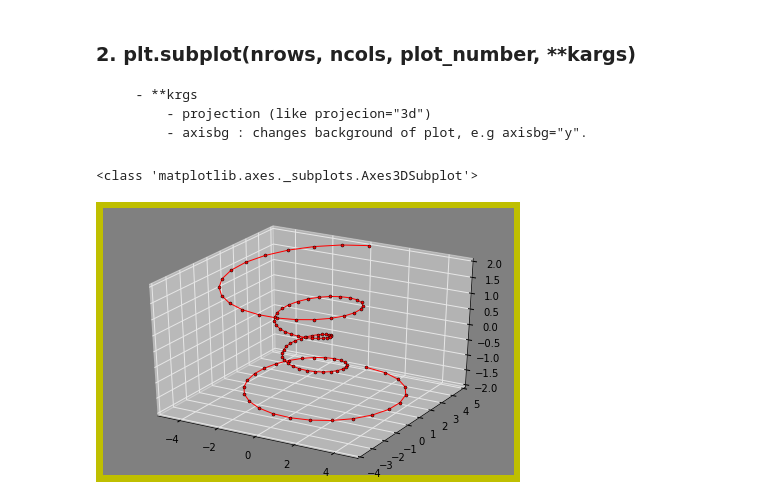
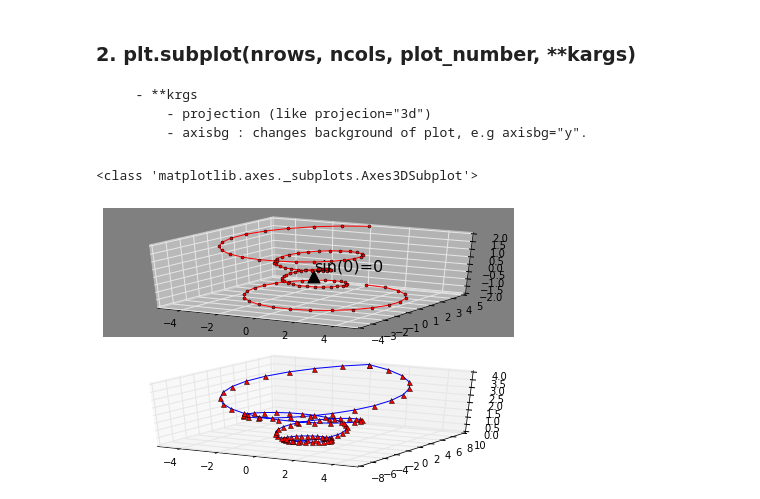
Before and after one commit to amitkvikram/python, a Jupyter notebook: matplotlib.ipynb, the cells around one changed output. Saved outputs shown, nothing was run; the diff lists cells and outputs as text; code cells hidden in the pictures.

```diff
--- a/matplotlib.ipynb
+++ b/matplotlib.ipynb
@@ -279,19 +359,22 @@ print(type(fig.gca()))
 # %%
 import matplotlib.pyplot as plt
 import numpy as np
 from mpl_toolkits.mplot3d import Axes3D
 theta = np.linspace(-4 * np.pi, 4 * np.pi, 100)
 z = np.linspace(-2, 2, 100)
 r = z**2 + 1
 x = r * np.sin(theta)
 y = r * np.cos(theta)
 fig=plt.figure(1,linewidth=10)
-ax=plt.subplot(111,projection="3d",axisbg='gray')
+ax=plt.subplot(211,projection="3d",axisbg='gray')
 print(type(ax))
-fig.set_facecolor('y')
+# fig.set_facecolor('y')
 ax.plot(x,y,z,color="red",marker='o',ms=3)
-plt.tight_layout()
+ax.annotate("sin(0)=0", xy=(0,0), xytext=(0,0), arrowprops=dict(facecolor="black", shrink=0.05), fontsize="16")  #adding annotating text
+ax1=plt.subplot(2,1,2,projection="3d",axisbg='white')
+ax1.plot(x,y*2,z**2,color="b",marker='^',ms=5,markerfacecolor='r')
+plt.tight_layout(h_pad=1)
 plt.show()
 # %% [output]
 <class 'matplotlib.axes._subplots.Axes3DSubplot'>
-[figure, old version]
+[figure, new version]
```
Also changed, not shown: parts of 28 cells of this notebook.
